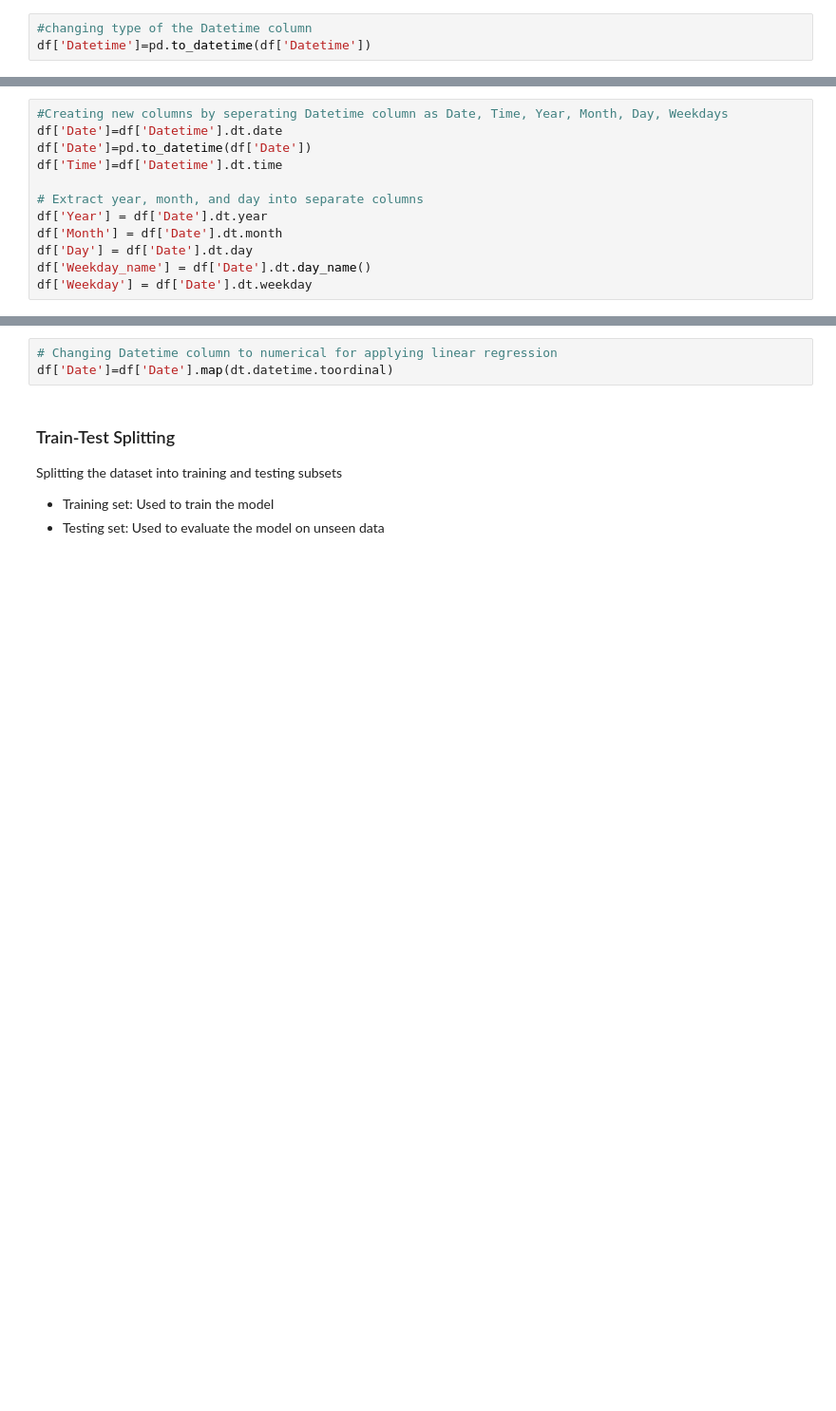
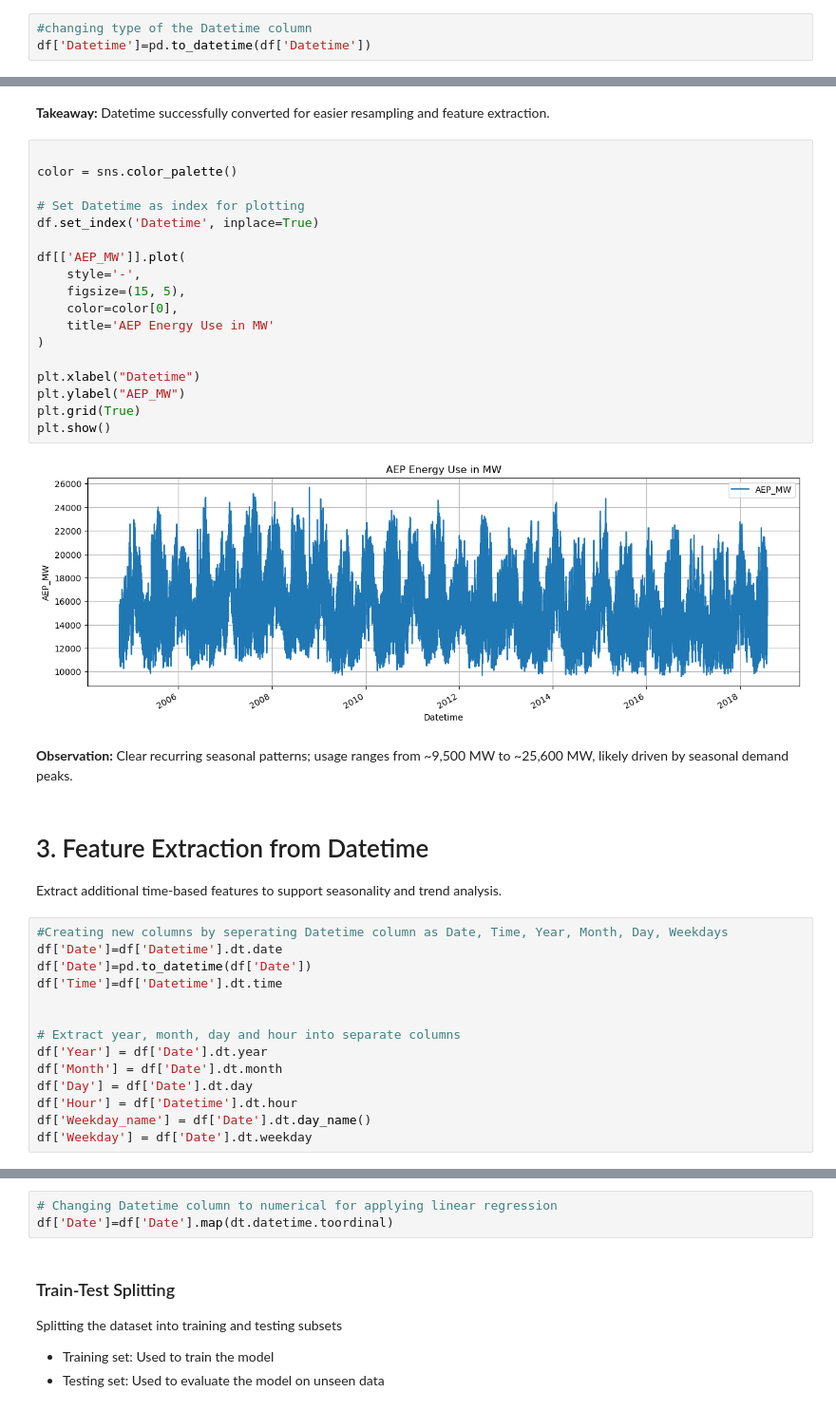
Before and after one commit to ahmadovalala/Hourly-Energy-Consumption, a Jupyter notebook: Energy_Consumption.ipynb, the cells around one changed output, grey strips where cells are left out. Shown at 95% size. Saved outputs shown, nothing was run; the diff lists cells and outputs as text; blank space fills up the shorter version.

```diff
--- a/Energy_Consumption.ipynb
+++ b/Energy_Consumption.ipynb
@@ -66,12 +89,41 @@ df['Datetime']=pd.to_datetime(df['Datetime'])
+# %% [markdown]
+**Takeaway:** Datetime successfully converted for easier resampling and feature extraction.
+# %%
+
+color = sns.color_palette()
+
+# Set Datetime as index for plotting
+df.set_index('Datetime', inplace=True)
+
+df[['AEP_MW']].plot(
+    style='-',
+    figsize=(15, 5),
+    color=color[0],
+    title='AEP Energy Use in MW'
+)
+
+plt.xlabel("Datetime")
+plt.ylabel("AEP_MW")
+plt.grid(True)
+plt.show()
+# %% [output]
+[figure, added]
+# %% [markdown]
+**Observation:** Clear recurring seasonal patterns; usage ranges from ~9,500 MW to ~25,600 MW, likely driven by seasonal demand peaks.
+# %% [markdown]
+# 3. Feature Extraction from Datetime
+Extract additional time-based features to support seasonality and trend analysis.
 # %%
 #Creating new columns by seperating Datetime column as Date, Time, Year, Month, Day, Weekdays
 df['Date']=df['Datetime'].dt.date
 df['Date']=pd.to_datetime(df['Date'])
 df['Time']=df['Datetime'].dt.time
 
-# Extract year, month, and day into separate columns
+
+# Extract year, month, day and hour into separate columns
 df['Year'] = df['Date'].dt.year
 df['Month'] = df['Date'].dt.month
 df['Day'] = df['Date'].dt.day
+df['Hour'] = df['Datetime'].dt.hour
 df['Weekday_name'] = df['Date'].dt.day_name()
 df['Weekday'] = df['Date'].dt.weekday
```
Also changed, not shown: parts of 42 cells of this notebook, 6 other files.
